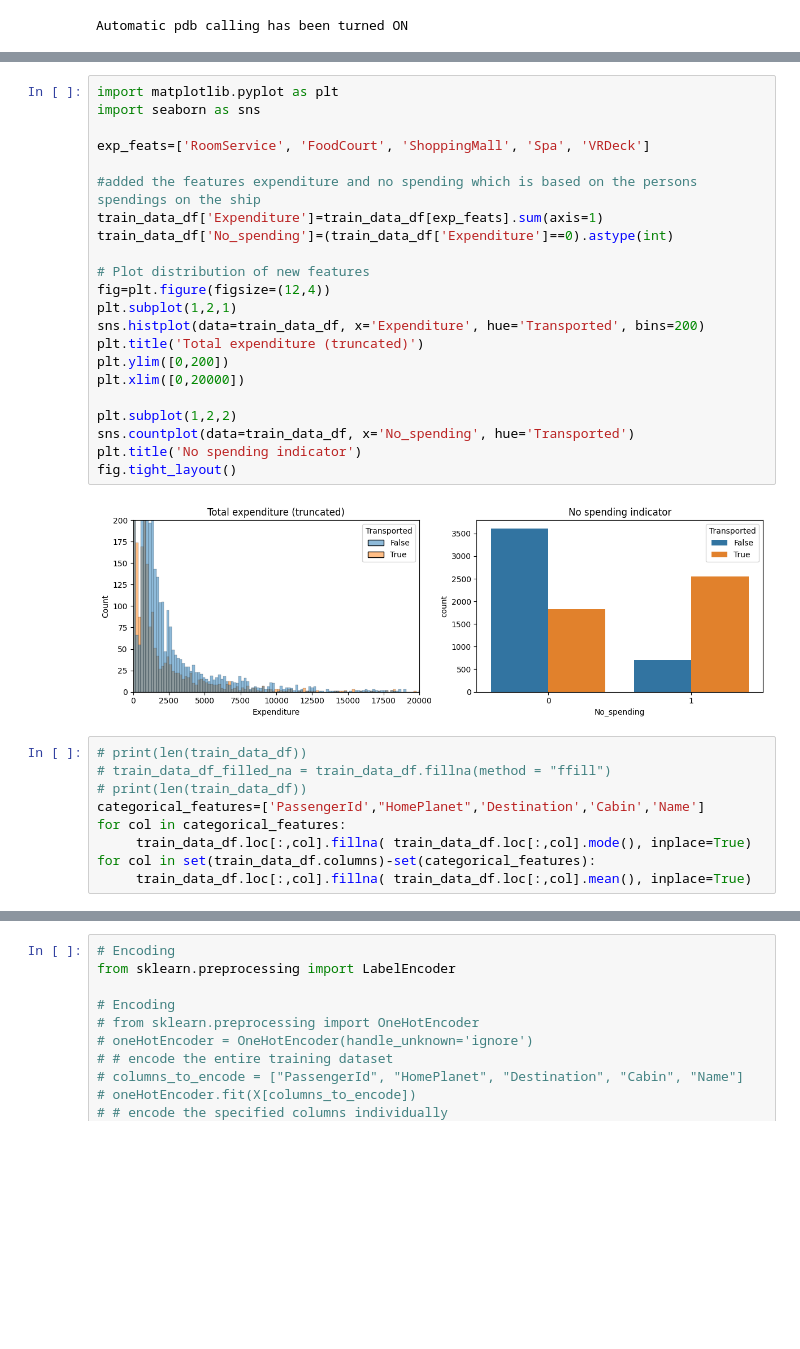
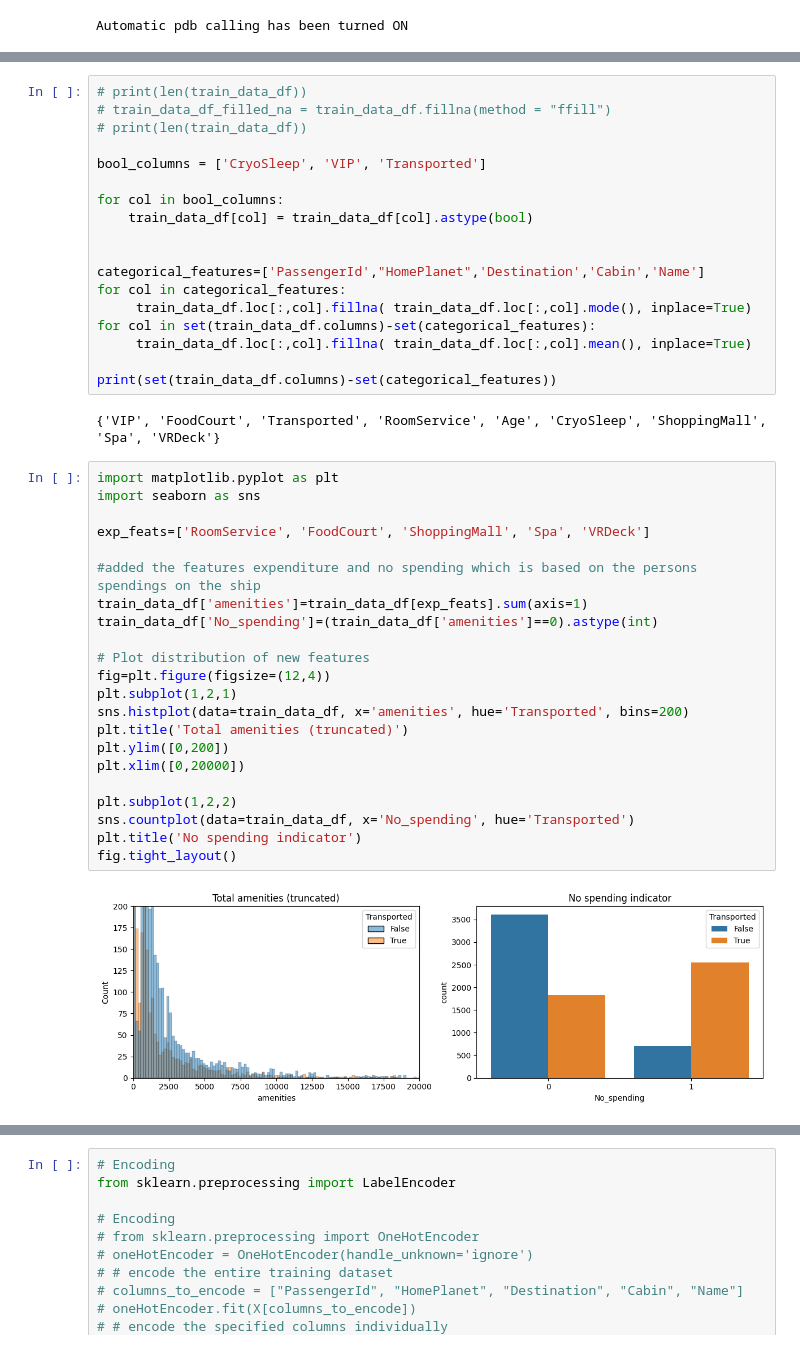
Before and after one commit to lucdekeijzer/Assignment_3_Spaceship_Titanic, a Jupyter notebook: Assignment_3_Spaceship_Titanic.ipynb, the cells around one changed output, grey strips where cells are left out. Drawn from its saved outputs; the diff is of its cells as text; blank space fills up the shorter version.

```diff
--- a/Assignment_3_Spaceship_Titanic.ipynb
+++ b/Assignment_3_Spaceship_Titanic.ipynb
@@ -70,39 +68,50 @@ VRDeck          188
 Name            200
 Transported       0
 dtype: int64
+# %%
+# print(len(train_data_df))
+# train_data_df_filled_na = train_data_df.fillna(method = "ffill")
+# print(len(train_data_df))
+
+bool_columns = ['CryoSleep', 'VIP', 'Transported']
+
+for col in bool_columns:
+    train_data_df[col] = train_data_df[col].astype(bool)
+
+
+categorical_features=['PassengerId',"HomePlanet",'Destination','Cabin','Name']
+for col in categorical_features:
+     train_data_df.loc[:,col].fillna( train_data_df.loc[:,col].mode(), inplace=True)
+for col in set(train_data_df.columns)-set(categorical_features):
+     train_data_df.loc[:,col].fillna( train_data_df.loc[:,col].mean(), inplace=True)
+
+print(set(train_data_df.columns)-set(categorical_features))
+# %% [output]
+{'VIP', 'FoodCourt', 'Transported', 'RoomService', 'Age', 'CryoSleep', 'ShoppingMall', 'Spa', 'VRDeck'}
 # %%
 import matplotlib.pyplot as plt
 import seaborn as sns
 
 exp_feats=['RoomService', 'FoodCourt', 'ShoppingMall', 'Spa', 'VRDeck']
 
 #added the features expenditure and no spending which is based on the persons spendings on the ship
-train_data_df['Expenditure']=train_data_df[exp_feats].sum(axis=1)
-train_data_df['No_spending']=(train_data_df['Expenditure']==0).astype(int)
+train_data_df['amenities']=train_data_df[exp_feats].sum(axis=1)
+train_data_df['No_spending']=(train_data_df['amenities']==0).astype(int)
 
 # Plot distribution of new features
 fig=plt.figure(figsize=(12,4))
 plt.subplot(1,2,1)
-sns.histplot(data=train_data_df, x='Expenditure', hue='Transported', bins=200)
-plt.title('Total expenditure (truncated)')
+sns.histplot(data=train_data_df, x='amenities', hue='Transported', bins=200)
+plt.title('Total amenities (truncated)')
 plt.ylim([0,200])
 plt.xlim([0,20000])
 
 plt.subplot(1,2,2)
 sns.countplot(data=train_data_df, x='No_spending', hue='Transported')
 plt.title('No spending indicator')
 fig.tight_layout()
 # %% [output]
-[figure, old version]
+[figure, new version]
-# %%
-# print(len(train_data_df))
-# train_data_df_filled_na = train_data_df.fillna(method = "ffill")
-# print(len(train_data_df))
-categorical_features=['PassengerId',"HomePlanet",'Destination','Cabin','Name']
-for col in categorical_features:
-     train_data_df.loc[:,col].fillna( train_data_df.loc[:,col].mode(), inplace=True)
-for col in set(train_data_df.columns)-set(categorical_features):
-     train_data_df.loc[:,col].fillna( train_data_df.loc[:,col].mean(), inplace=True)
 # %%
 train_data_df.isna().sum()
 # %% [output]
```
Also changed, not shown: parts of 15 cells of this notebook.
